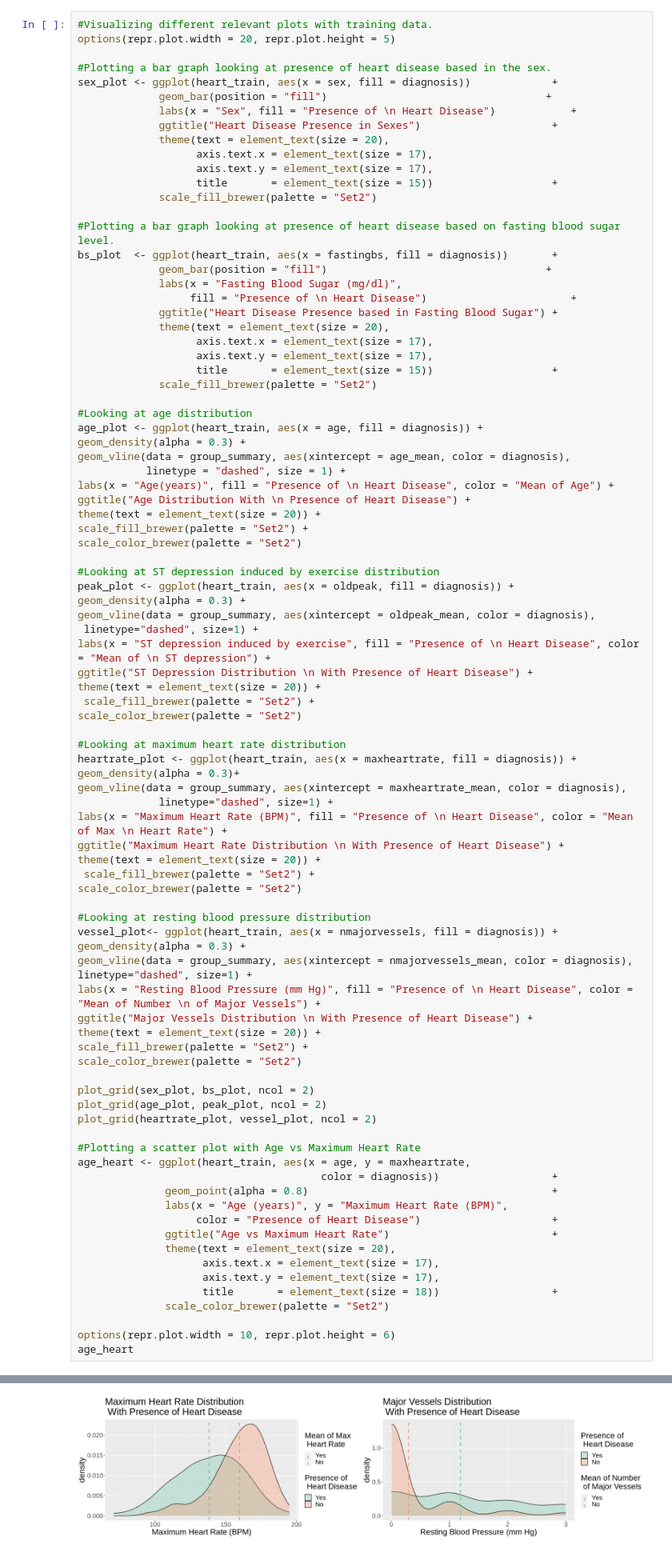
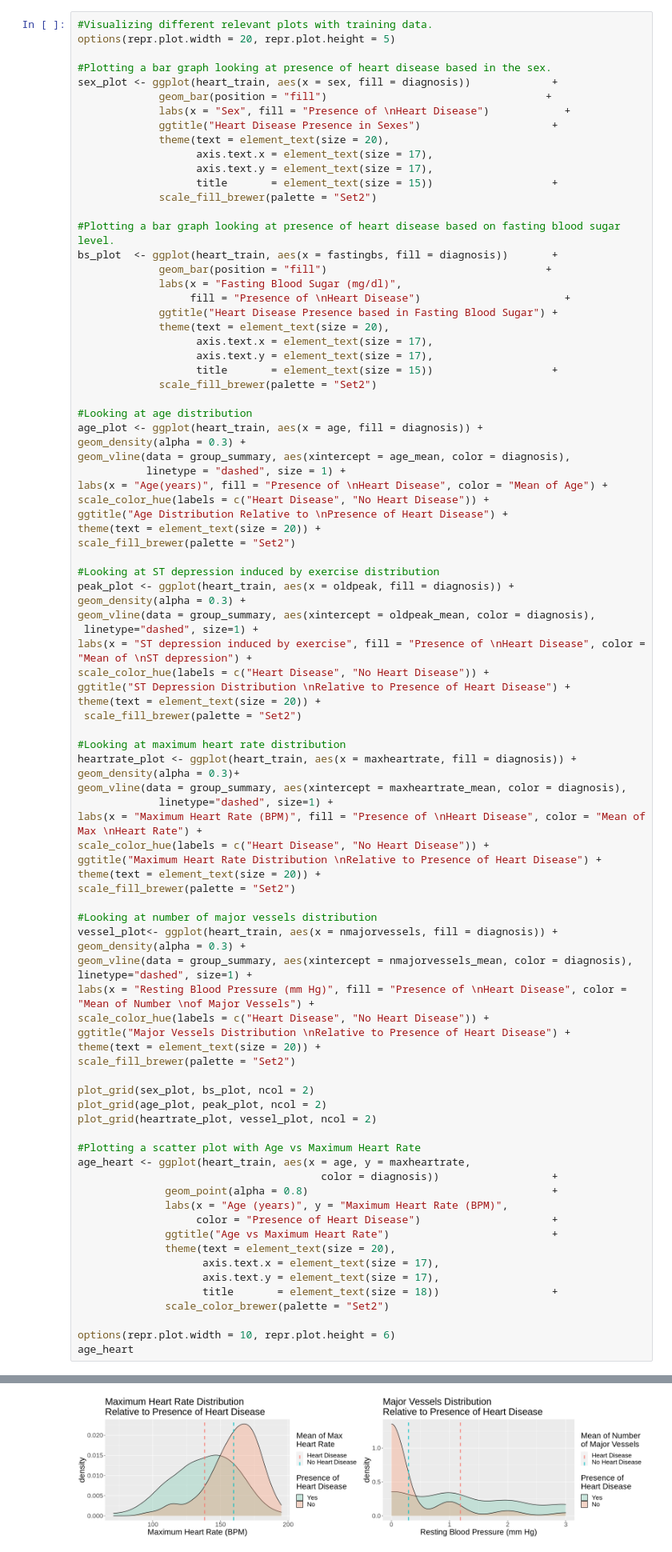
Before and after one commit to laurent-mt/dsci100project, a Jupyter notebook: code.ipynb, the cells around one changed output, grey strips where cells are left out. Shown: that part at 80% size. Cells and saved outputs as stored; diff of their text form.

Commit message:
Fixed graphs

```diff
--- a/code.ipynb
+++ b/code.ipynb
@@ -163,7 +163,7 @@ options(repr.plot.width = 20, repr.plot.height = 5)
 #Plotting a bar graph looking at presence of heart disease based in the sex.
 sex_plot <- ggplot(heart_train, aes(x = sex, fill = diagnosis))             +
              geom_bar(position = "fill")                                   +
-             labs(x = "Sex", fill = "Presence of \n Heart Disease")            +
+             labs(x = "Sex", fill = "Presence of \nHeart Disease")            +
              ggtitle("Heart Disease Presence in Sexes")                     +
              theme(text = element_text(size = 20),
                    axis.text.x = element_text(size = 17),
@@ -175,7 +175,7 @@ sex_plot <- ggplot(heart_train, aes(x = sex, fill = diagnosis))             +
 bs_plot  <- ggplot(heart_train, aes(x = fastingbs, fill = diagnosis))       +
              geom_bar(position = "fill")                                   +
              labs(x = "Fasting Blood Sugar (mg/dl)",
-                  fill = "Presence of \n Heart Disease")                       +
+                  fill = "Presence of \nHeart Disease")                       +
              ggtitle("Heart Disease Presence based in Fasting Blood Sugar") +
              theme(text = element_text(size = 20),
                    axis.text.x = element_text(size = 17),
@@ -188,44 +188,44 @@ age_plot <- ggplot(heart_train, aes(x = age, fill = diagnosis)) +
 geom_density(alpha = 0.3) +
 geom_vline(data = group_summary, aes(xintercept = age_mean, color = diagnosis),
            linetype = "dashed", size = 1) +
-labs(x = "Age(years)", fill = "Presence of \n Heart Disease", color = "Mean of Age") +
-ggtitle("Age Distribution With \n Presence of Heart Disease") +
+labs(x = "Age(years)", fill = "Presence of \nHeart Disease", color = "Mean of Age") +
+scale_color_hue(labels = c("Heart Disease", "No Heart Disease")) +
+ggtitle("Age Distribution Relative to \nPresence of Heart Disease") +
 theme(text = element_text(size = 20)) +
-scale_fill_brewer(palette = "Set2") +
-scale_color_brewer(palette = "Set2")
+scale_fill_brewer(palette = "Set2")
 
 #Looking at ST depression induced by exercise distribution
 peak_plot <- ggplot(heart_train, aes(x = oldpeak, fill = diagnosis)) +
 geom_density(alpha = 0.3) +
 geom_vline(data = group_summary, aes(xintercept = oldpeak_mean, color = diagnosis),
  linetype="dashed", size=1) +
-labs(x = "ST depression induced by exercise", fill = "Presence of \n Heart Disease", color = "Mean of \n ST depression") +
-ggtitle("ST Depression Distribution \n With Presence of Heart Disease") +
+labs(x = "ST depression induced by exercise", fill = "Presence of \nHeart Disease", color = "Mean of \nST depression") +
+scale_color_hue(labels = c("Heart Disease", "No Heart Disease")) +
+ggtitle("ST Depression Distribution \nRelative to Presence of Heart Disease") +
 theme(text = element_text(size = 20)) +
- scale_fill_brewer(palette = "Set2") +
-scale_color_brewer(palette = "Set2")
+ scale_fill_brewer(palette = "Set2")
 
 #Looking at maximum heart rate distribution
 heartrate_plot <- ggplot(heart_train, aes(x = maxheartrate, fill = diagnosis)) +
 geom_density(alpha = 0.3)+
 geom_vline(data = group_summary, aes(xintercept = maxheartrate_mean, color = diagnosis),
              linetype="dashed", size=1) +
-labs(x = "Maximum Heart Rate (BPM)", fill = "Presence of \n Heart Disease", color = "Mean of Max \n Heart Rate") +
-ggtitle("Maximum Heart Rate Distribution \n With Presence of Heart Disease") +
+labs(x = "Maximum Heart Rate (BPM)", fill = "Presence of \nHeart Disease", color = "Mean of Max \nHeart Rate") +
+scale_color_hue(labels = c("Heart Disease", "No Heart Disease")) +
+ggtitle("Maximum Heart Rate Distribution \nRelative to Presence of Heart Disease") +
 theme(text = element_text(size = 20)) +
- scale_fill_brewer(palette = "Set2") +
-scale_color_brewer(palette = "Set2")
+scale_fill_brewer(palette = "Set2")
 
-#Looking at resting blood pressure distribution
+#Looking at number of major vessels distribution
 vessel_plot<- ggplot(heart_train, aes(x = nmajorvessels, fill = diagnosis)) +
 geom_density(alpha = 0.3) +
 geom_vline(data = group_summary, aes(xintercept = nmajorvessels_mean, color = diagnosis),
 linetype="dashed", size=1) +
-labs(x = "Resting Blood Pressure (mm Hg)", fill = "Presence of \n Heart Disease", color = "Mean of Number \n of Major Vessels") +
-ggtitle("Major Vessels Distribution \n With Presence of Heart Disease") +
+labs(x = "Resting Blood Pressure (mm Hg)", fill = "Presence of \nHeart Disease", color = "Mean of Number \nof Major Vessels") +
+scale_color_hue(labels = c("Heart Disease", "No Heart Disease")) +
+ggtitle("Major Vessels Distribution \nRelative to Presence of Heart Disease") +
 theme(text = element_text(size = 20)) +
-scale_fill_brewer(palette = "Set2") +
-scale_color_brewer(palette = "Set2")
+scale_fill_brewer(palette = "Set2")
 
 plot_grid(sex_plot, bs_plot, ncol = 2)
 plot_grid(age_plot, peak_plot, ncol = 2)
@@ -252,4 +252,4 @@ age_heart
-[figure, old version]
+[figure, new version]
 [figure]
 # %% [markdown]
 ## Expected Outcomes & Their Significance
```
Also changed, not shown: parts of 1 cell of this notebook.
